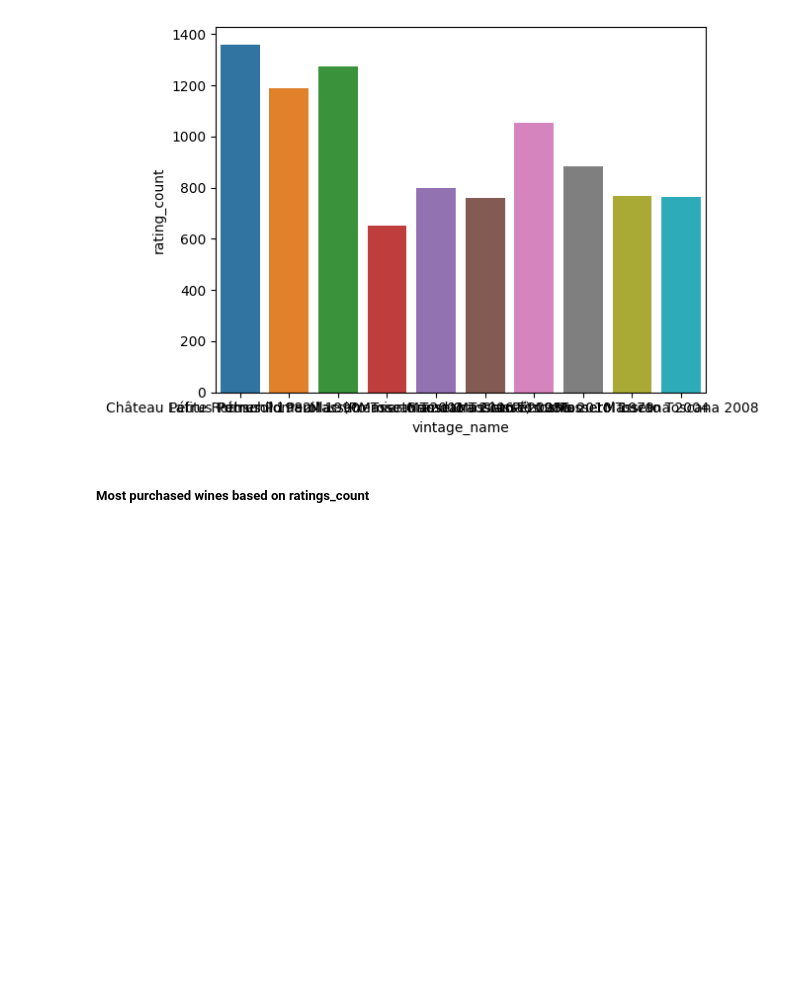
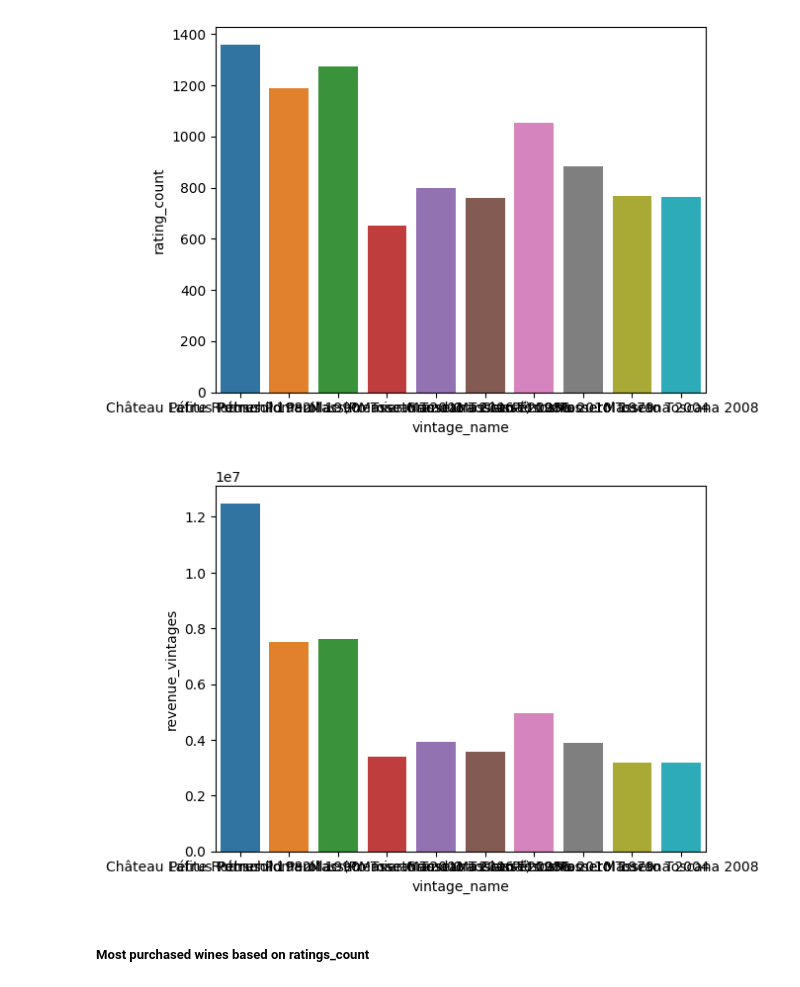
Before and after one commit to JonathanRabbi/Vivinio.Project, a Jupyter notebook: main.ipynb, the cells around one changed output. Cells and saved outputs as stored; diff of their text form; code cells hidden in the pictures; blank space fills up the shorter version.

Commit message:
added graphs query 1

```diff
--- a/main.ipynb
+++ b/main.ipynb
@@ -37,6 +37,11 @@ import seaborn as sns
 fig = sns.barplot(data=df1, x='vintage_name', y='rating_count')
 # %% [output]
 [figure]
+# %%
+import seaborn as sns
+fig = sns.barplot(data=df1, x='vintage_name', y='revenue_vintages')
+# %% [output]
+[figure, added]
 # %% [markdown]
 ##### Most purchased wines based on ratings_count
 # %%
```
